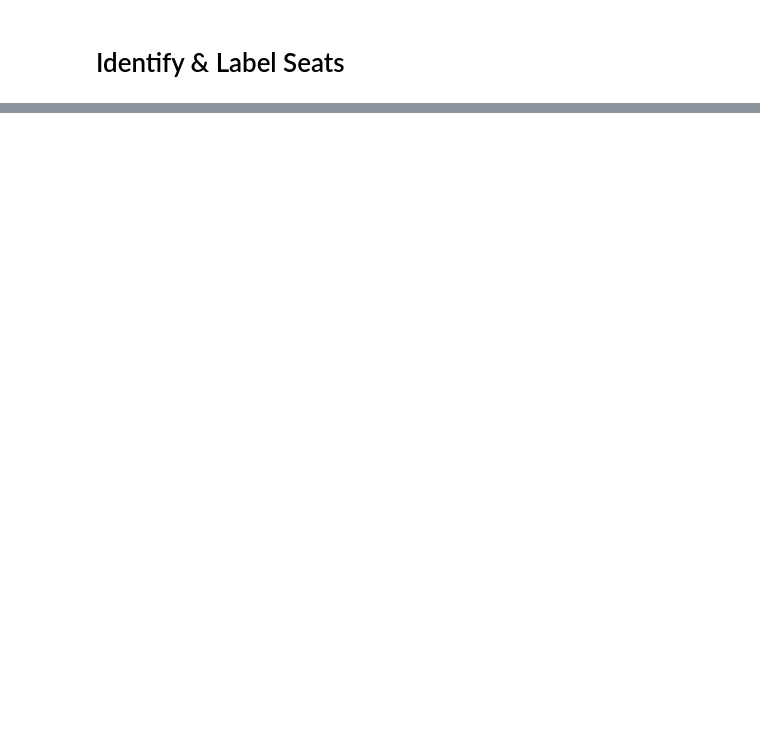
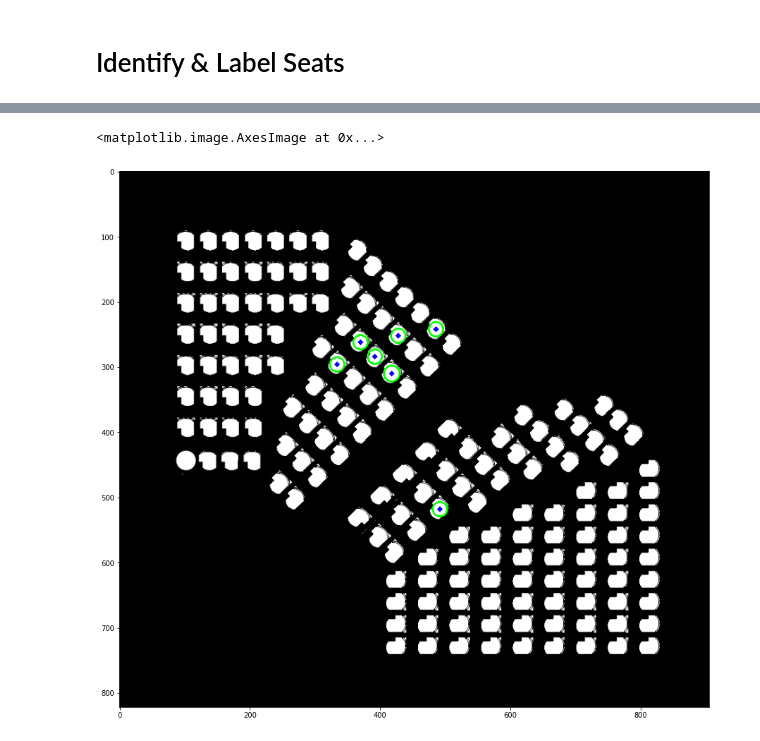
Before and after one commit to nafisat11/ISSUE, a Jupyter notebook: core/static/assets/seat_position_extractor.ipynb, the cells around one changed output, grey strips where cells are left out. Drawn from its saved outputs; the diff is of its cells as text; code cells hidden in the pictures; blank space fills up the shorter version.

```diff
--- a/core/static/assets/seat_position_extractor.ipynb
+++ b/core/static/assets/seat_position_extractor.ipynb
@@ -83,0 +98,22 @@ with open(OUTPUT_PATH, 'w') as fout:
+# %%
+img = cv2.imread(IMAGE_PATH, 0)
+img = cv2.medianBlur(img,5)
+#cimg = cv2.cvtColor(img,cv2.COLOR_GRAY2BGR)
+image = cv2.imread(IMAGE_PATH)
+
+
+circles = cv2.HoughCircles(dilated,cv2.HOUGH_GRADIENT,1,3,
+                            param1=50,param2=30, minRadius=0,maxRadius=100)
+
+circles = np.uint16(np.around(circles))
+for i in circles[0,:]:
+    # draw the outer circle
+    cv2.circle(image,(i[0],i[1]),i[2],(0,255,0),2)
+    # draw the center of the circle
+    cv2.circle(image,(i[0],i[1]),2,(0,0,255),3)
+
+plt.figure(figsize = (15, 15))
+plt.imshow(image)
+# %% [output]
+<matplotlib.image.AxesImage at 0x...>
+[figure, added]
```
Also changed, not shown: parts of 7 cells of this notebook, 3 other files.
